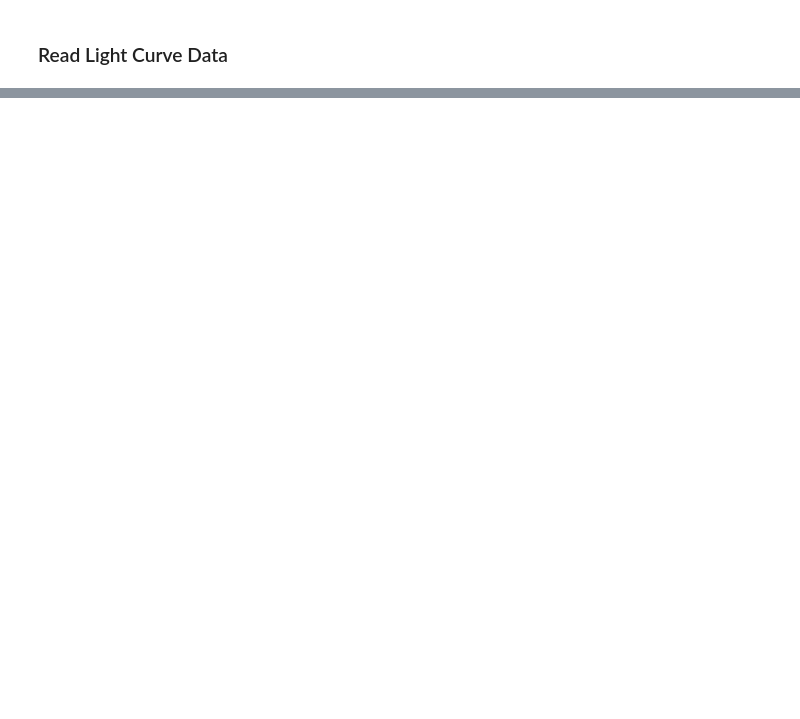
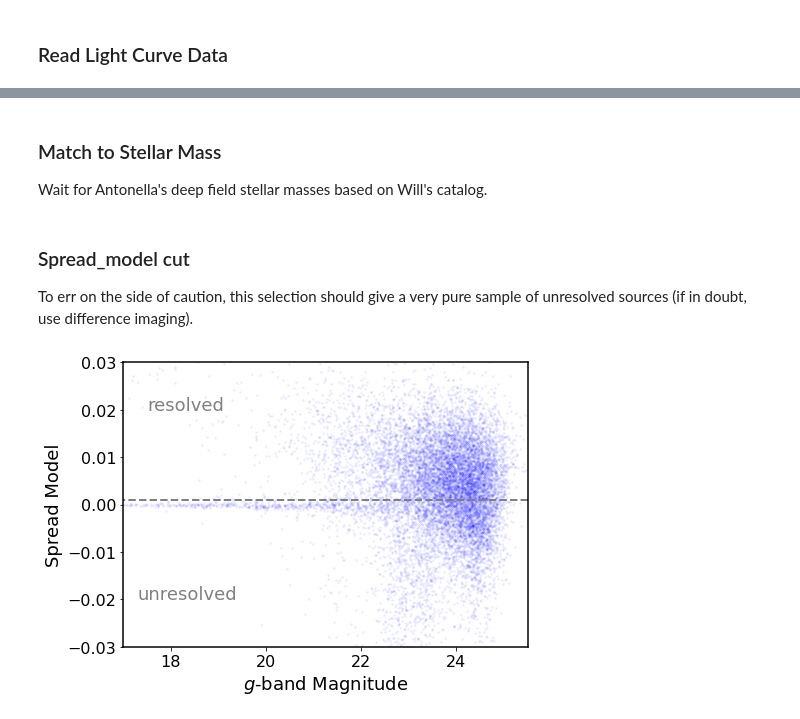
Before and after one commit to burke86/deep_field_dwarf_agn, a Jupyter notebook: selection.ipynb, the cells around one changed output, grey strips where cells are left out. Saved outputs shown, nothing was run; the diff lists cells and outputs as text; code cells hidden in the pictures; blank space fills up the shorter version.

Commit message:
add sed, update selection nb

```diff
--- a/selection.ipynb
+++ b/selection.ipynb
@@ -92,0 +98,25 @@ array([], dtype=int64)
+# %% [markdown]
+### Match to Stellar Mass
+
+Wait for Antonella's deep field stellar masses based on Will's catalog.
+# %% [markdown]
+### Spread_model cut
+
+To err on the side of caution, this selection should give a very pure sample of unresolved sources (if in doubt, use difference imaging).
+# %%
+spread_model_cut = 0.001
+fig,ax = plt.subplots(1,1,figsize=(7,5), sharey=True)
+mag_psf = 22.5 -2.5*np.log10(df_lc_psf['flux_psf'][::1000])
+ax.scatter(mag_psf, df_lc_psf['spread_model'][::1000],c='b', s=3, alpha=0.05)
+ax.set_ylabel('Spread Model', fontsize=18)
+ax.set_xlabel('$g$-band Magnitude', fontsize=18)
+ax.tick_params('both',labelsize=16)
+ax.hlines(spread_model_cut,14,26, color='grey', lw=2, linestyle='dashed')
+ax.set_ylim(-0.03,0.03)
+ax.set_xlim(17,25.5)
+ax.text(17.5, 0.02, 'resolved', fontsize=18, color='grey')
+ax.text(17.3, -0.02, 'unresolved', fontsize=18, color='grey')
+fig.tight_layout()
+fig.savefig('figures/spreadmodel_dia.pdf', dpi=300)
+# %% [output]
+[figure, added]
```
Also changed, not shown: parts of 46 cells of this notebook, 1 other file.
